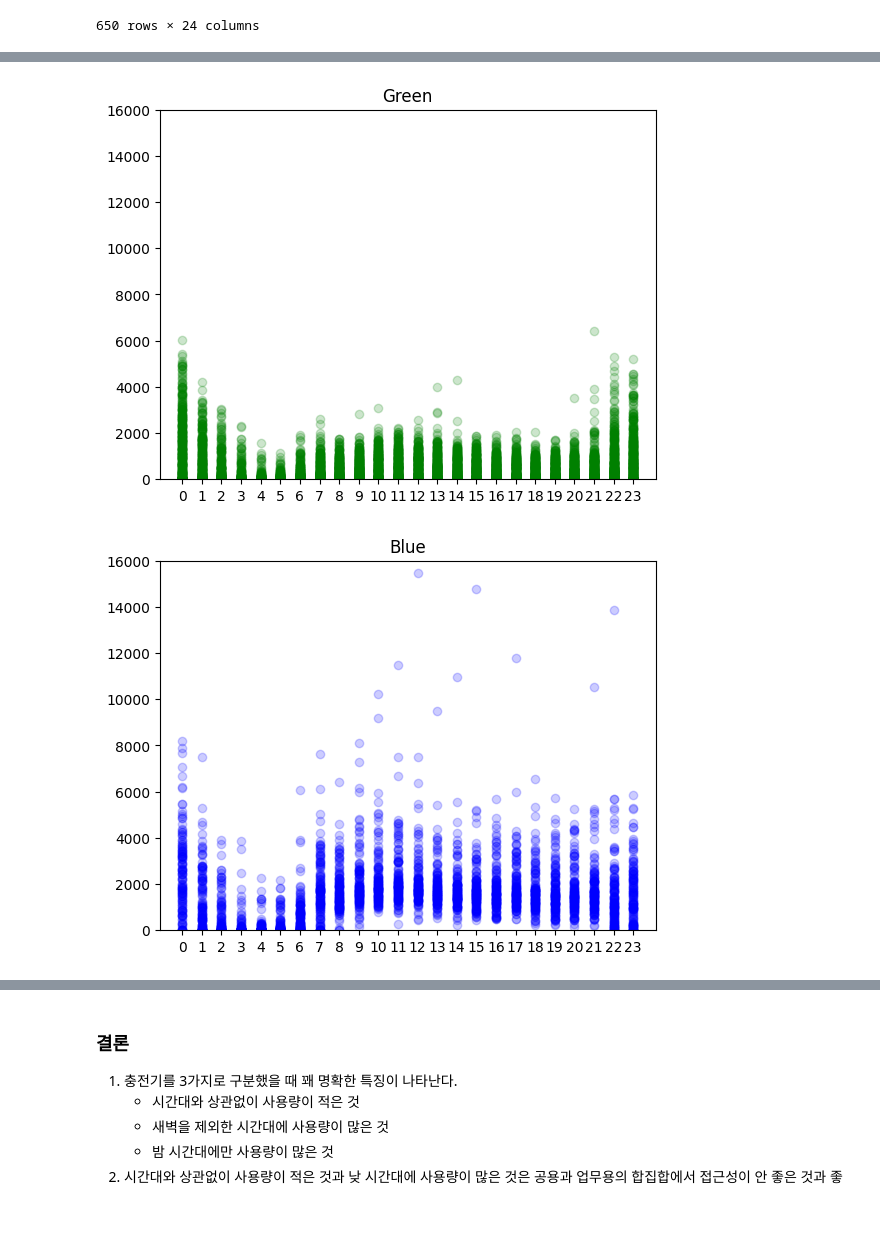
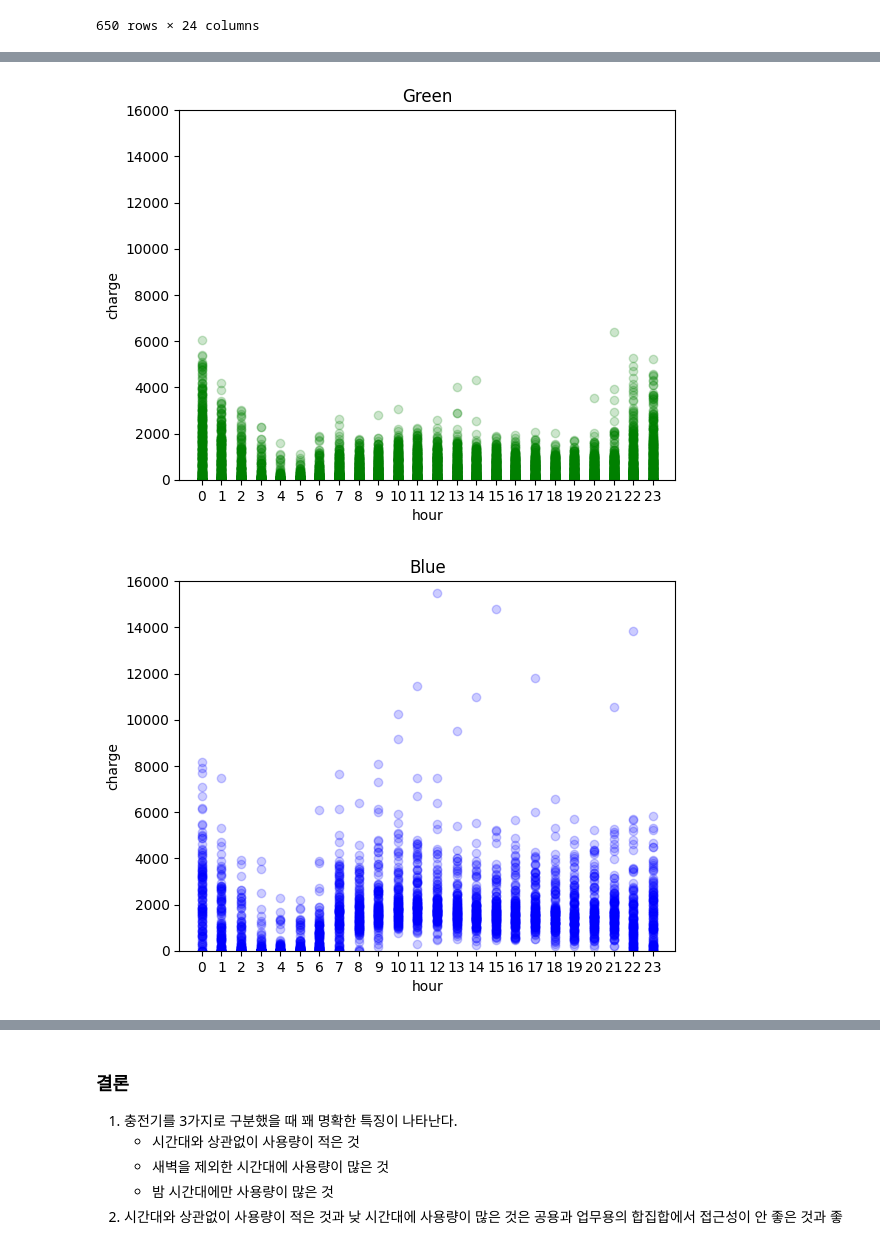
Before and after one commit to sgshmn/ev_charger_clustering, a Jupyter notebook: analysis.ipynb, the cells around one changed output, grey strips where cells are left out. Cells and saved outputs as stored; diff of their text form; code cells hidden in the pictures; blank space fills up the shorter version.

```diff
--- a/analysis.ipynb
+++ b/analysis.ipynb
@@ -265,20 +271,24 @@ for i in range(len(id_time_charge_df)):
         continue
     plt.scatter(id_time_charge_df.columns, id_time_charge_df.iloc[i], c=colors[labels[i]], alpha=0.2)
 plt.title('Green')
+plt.xlabel('hour')
+plt.ylabel('charge')
 plt.show()
 # %% [output]
-[figure, old version]
+[figure, new version]
 # %%
 # 파란색
 plt.ylim(0,16000)
 for i in range(len(id_time_charge_df)):
     if labels[i] != 1:
         continue
     plt.scatter(id_time_charge_df.columns, id_time_charge_df.iloc[i], c=colors[labels[i]], alpha=0.2)
 plt.title('Blue')
+plt.xlabel('hour')
+plt.ylabel('charge')
 plt.show()
 # %% [output]
-[figure, old version]
+[figure, new version]
 # %%
 # 빨간색
 plt.ylim(0,16000)
```
Also changed, not shown: parts of 10 cells of this notebook.
